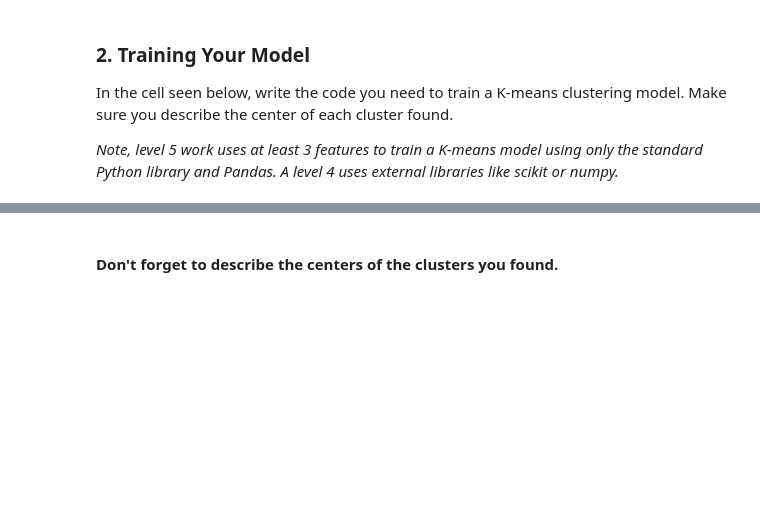
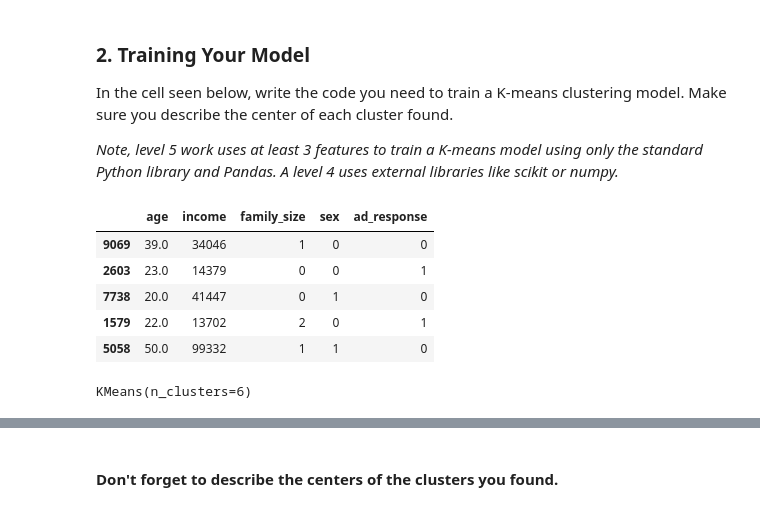
Before and after one commit to Google-Stein/Machine-Learning, a Jupyter notebook: Taco Bell/RFP_2_Template.ipynb, the cells around one changed output, grey strips where cells are left out. Cells and saved outputs as stored; diff of their text form; code cells hidden in the pictures; blank space fills up the shorter version.

```diff
--- a/Taco Bell/RFP_2_Template.ipynb
+++ b/Taco Bell/RFP_2_Template.ipynb
@@ -24,7 +28,8 @@ import pandas as pd
 # %%
-df1 = pd.read_csv('ad_data.csv')
-df2 = pd.read_csv('customer_data.csv')
+data1 = pd.read_csv('ad_data.csv')
+data2 = pd.read_csv('customer_data.csv')
 # %%
-data = pd.merge(df1, df2, on='customer_id', how='inner')
+data = pd.merge(data1, data2, on='customer_id', how='inner')
+data.info()
 data
 # %% [output]
@@ -46,3 +74,19 @@ data
 In the cell seen below, write the code you need to train a K-means clustering model. Make sure you describe the center of each cluster found.
 
 *Note, level 5 work uses at least 3 features to train a K-means model using only the standard Python library and Pandas. A level 4 uses external libraries like scikit or numpy.*
+# %%
+train_data, _ = train_test_split(data, test_size=0.3, random_state=42)
+train_data = train_data[["age", "income", "family_size", "sex", "ad_response"]]
+train_data.head()
+# %% [output]
+|  | age | income | family_size | sex | ad_response |
+| 9069 | 39.0 | 34046 | 1 | 0 | 0 |
+| 2603 | 23.0 | 14379 | 0 | 0 | 1 |
+| 7738 | 20.0 | 41447 | 0 | 1 | 0 |
+| 1579 | 22.0 | 13702 | 2 | 0 | 1 |
+| 5058 | 50.0 | 99332 | 1 | 1 | 0 |
+# %%
+model = KMeans(n_clusters=6)
+model.fit(train_data)
+# %% [output]
+KMeans(n_clusters=6)
```
Also changed, not shown: parts of 15 cells of this notebook, 1 other file.
